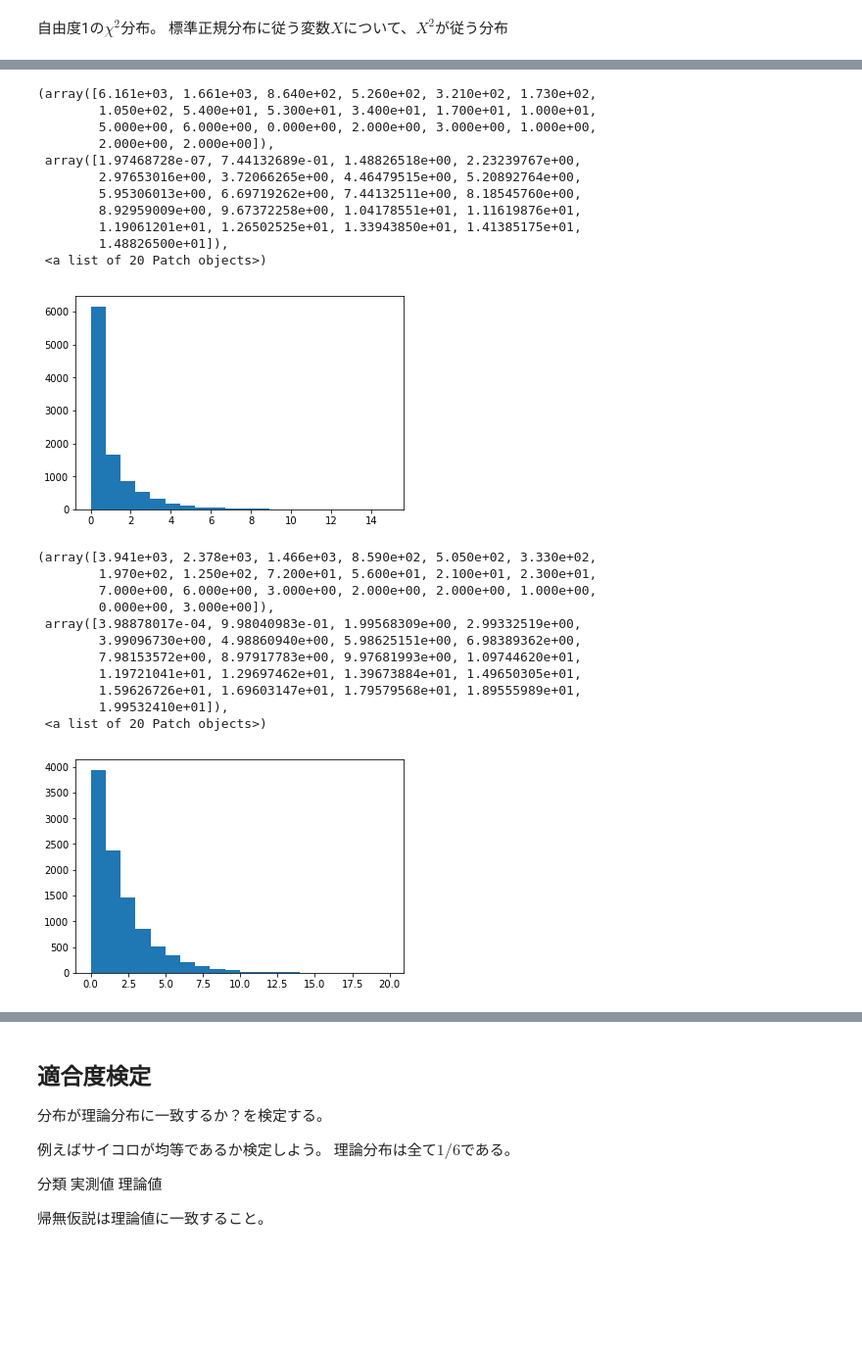
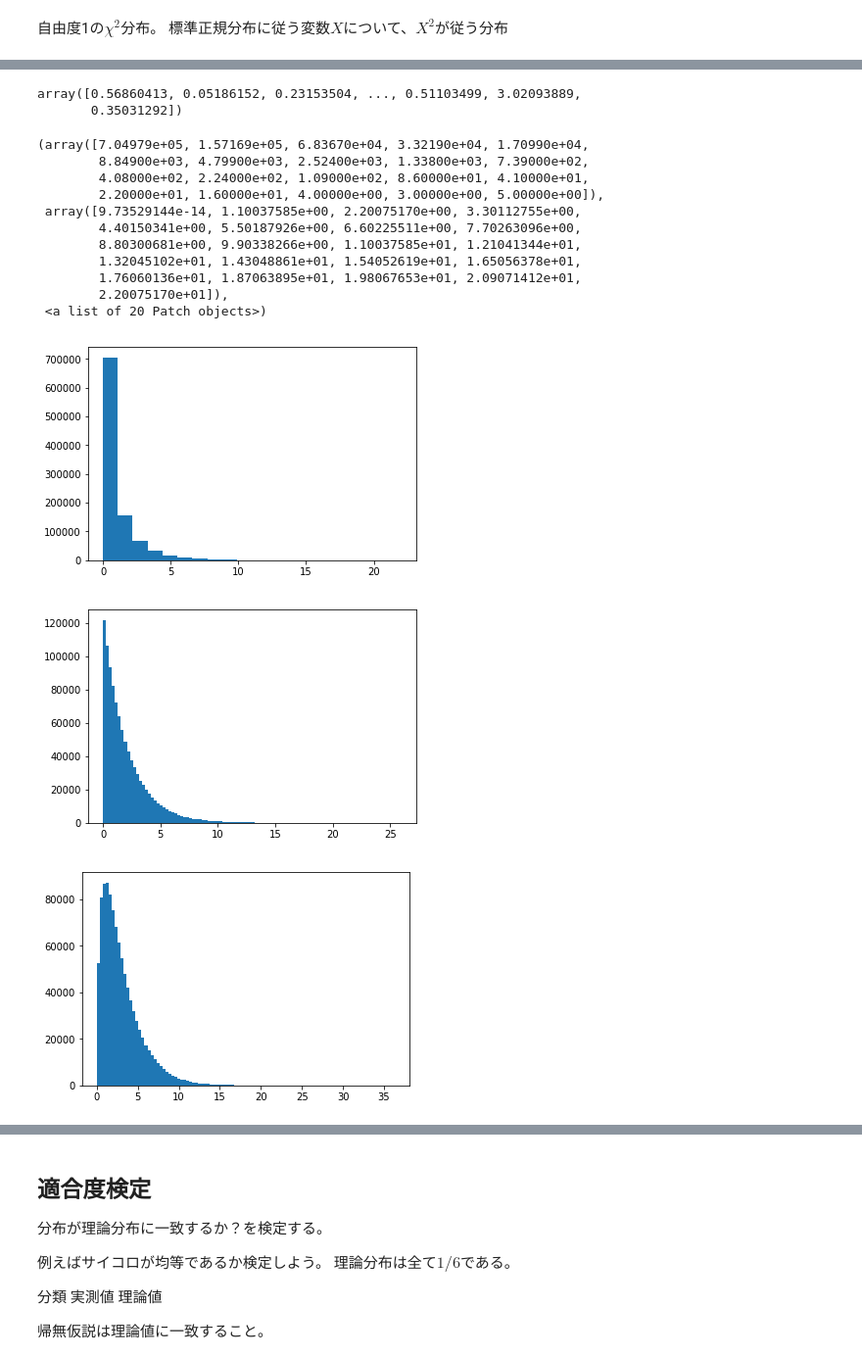
Before and after one commit to unaoya/pystat, a Jupyter notebook: test.ipynb, the cells around one changed output, grey strips where cells are left out. Shown at 98% size. Cells and saved outputs as stored; diff of their text form; code cells hidden in the pictures; blank space fills up the shorter version.

```diff
--- a/test.ipynb
+++ b/test.ipynb
@@ -175,35 +197,36 @@ N = 10000
+# %%
+xsq = np.sum(sample ** 2, axis = 1)
+xsq
+# %% [output]
+array([0.56860413, 0.05186152, 0.23153504, ..., 0.51103499, 3.02093889,
+       0.35031292])
+# %%
+plt.hist(xsq, bins = 20)
+# %% [output]
+(array([7.04979e+05, 1.57169e+05, 6.83670e+04, 3.32190e+04, 1.70990e+04,
+        8.84900e+03, 4.79900e+03, 2.52400e+03, 1.33800e+03, 7.39000e+02,
+        4.08000e+02, 2.24000e+02, 1.09000e+02, 8.60000e+01, 4.10000e+01,
+        2.20000e+01, 1.60000e+01, 4.00000e+00, 3.00000e+00, 5.00000e+00]),
+ array([9.73529144e-14, 1.10037585e+00, 2.20075170e+00, 3.30112755e+00,
+        4.40150341e+00, 5.50187926e+00, 6.60225511e+00, 7.70263096e+00,
+        8.80300681e+00, 9.90338266e+00, 1.10037585e+01, 1.21041344e+01,
+        1.32045102e+01, 1.43048861e+01, 1.54052619e+01, 1.65056378e+01,
+        1.76060136e+01, 1.87063895e+01, 1.98067653e+01, 2.09071412e+01,
+        2.20075170e+01]),
+ <a list of 20 Patch objects>)
+[figure, added]
 # %%
-k = 1
+k = 2
 xsq = np.sum(np.random.randn(N, k) ** 2, axis = 1)
-plt.hist(xsq, bins = 20)
+plt.hist(xsq, bins = 100)
+plt.show()
 # %% [output]
-(array([6.161e+03, 1.661e+03, 8.640e+02, 5.260e+02, 3.210e+02, 1.730e+02,
-        1.050e+02, 5.400e+01, 5.300e+01, 3.400e+01, 1.700e+01, 1.000e+01,
-        5.000e+00, 6.000e+00, 0.000e+00, 2.000e+00, 3.000e+00, 1.000e+00,
-        2.000e+00, 2.000e+00]),
- array([1.97468728e-07, 7.44132689e-01, 1.48826518e+00, 2.23239767e+00,
-        2.97653016e+00, 3.72066265e+00, 4.46479515e+00, 5.20892764e+00,
-        5.95306013e+00, 6.69719262e+00, 7.44132511e+00, 8.18545760e+00,
-        8.92959009e+00, 9.67372258e+00, 1.04178551e+01, 1.11619876e+01,
-        1.19061201e+01, 1.26502525e+01, 1.33943850e+01, 1.41385175e+01,
-        1.48826500e+01]),
- <a list of 20 Patch objects>)
-[figure, old version]
+[figure, new version]
 # %%
-k = 2
+k = 3
 xsq = np.sum(np.random.randn(N, k) ** 2, axis = 1)
-plt.hist(xsq, bins = 20)
+plt.hist(xsq, bins = 100)
+plt.show()
 # %% [output]
-(array([3.941e+03, 2.378e+03, 1.466e+03, 8.590e+02, 5.050e+02, 3.330e+02,
-        1.970e+02, 1.250e+02, 7.200e+01, 5.600e+01, 2.100e+01, 2.300e+01,
-        7.000e+00, 6.000e+00, 3.000e+00, 2.000e+00, 2.000e+00, 1.000e+00,
-        0.000e+00, 3.000e+00]),
- array([3.98878017e-04, 9.98040983e-01, 1.99568309e+00, 2.99332519e+00,
-        3.99096730e+00, 4.98860940e+00, 5.98625151e+00, 6.98389362e+00,
-        7.98153572e+00, 8.97917783e+00, 9.97681993e+00, 1.09744620e+01,
-        1.19721041e+01, 1.29697462e+01, 1.39673884e+01, 1.49650305e+01,
-        1.59626726e+01, 1.69603147e+01, 1.79579568e+01, 1.89555989e+01,
-        1.99532410e+01]),
- <a list of 20 Patch objects>)
-[figure, old version]
+[figure, new version]
 # %%
```
Also changed, not shown: parts of 11 cells of this notebook.
